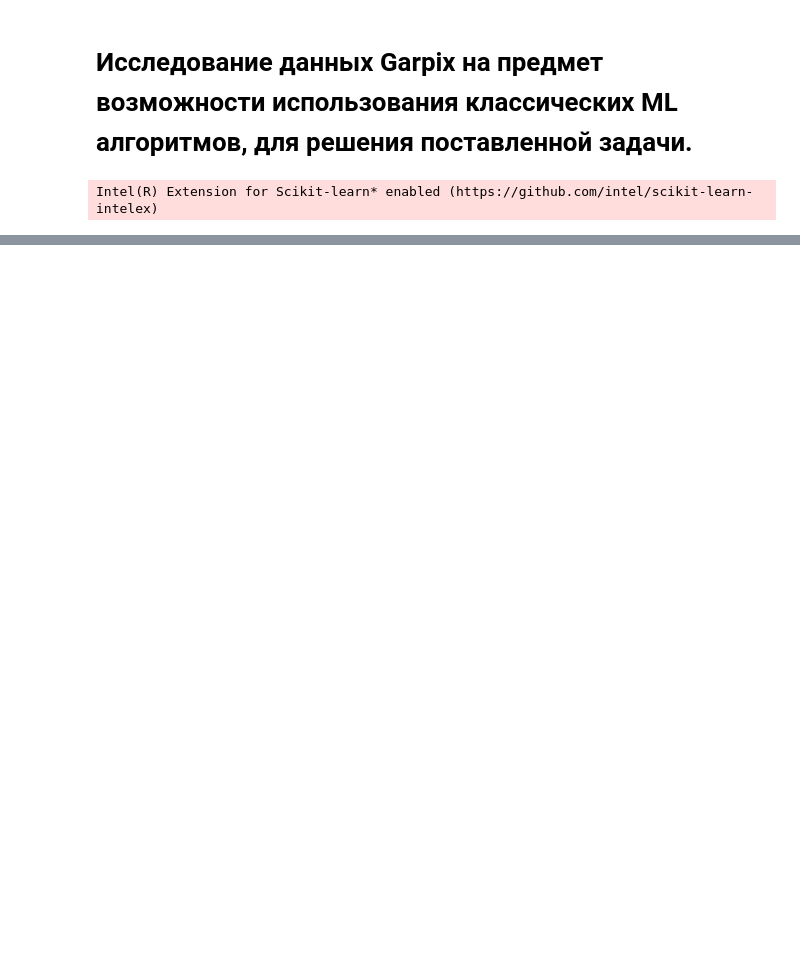
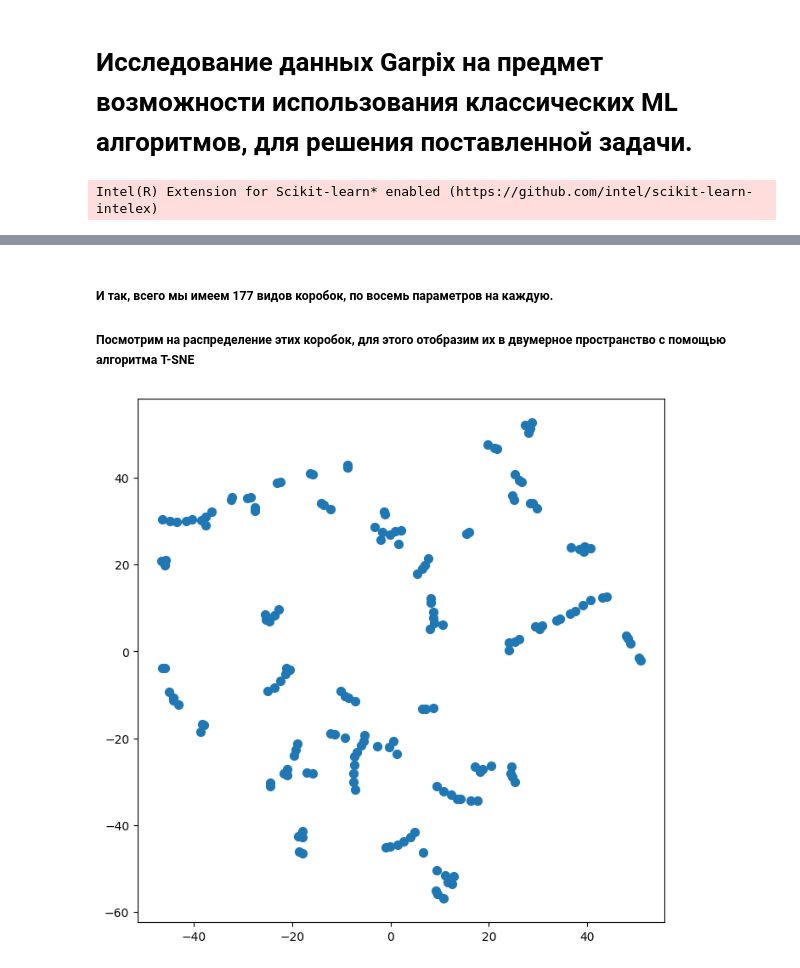
Before and after one commit to Noob-Racoons/garpix-solution, a Jupyter notebook: notebooks/shurik_p/ml_testing.ipynb, the cells around one changed output, grey strips where cells are left out. Cells and saved outputs as stored; diff of their text form; code cells hidden in the pictures; blank space fills up the shorter version.

```diff
--- a/notebooks/shurik_p/ml_testing.ipynb
+++ b/notebooks/shurik_p/ml_testing.ipynb
@@ -10,5 +20,5 @@ patch_sklearn()
 Intel(R) Extension for Scikit-learn* enabled (https://github.com/intel/scikit-learn-intelex)
 # %%
 # Загрузка данных, полученных от системы GLS
-data_reader = GarpixZipReader('../../data/garpix_data.zip')
+data_reader = GarpixZipReader('../../data/data_2.zip')
 raw_data = data_reader.read_zip()
@@ -15,14 +28,13 @@ raw_data = data_reader.read_zip()
 # %%
-# Первичная очистка данных
 full_boxes_list = []  # Полный список всех коробок, без учета грузового пространства
-calculation_data = []  # Данные расчетов (Учитываются только коробки, поместившиеся в грузовое отделение)
-
+calculation_data = []  # Данные расчетов (Учитываются только коробки, поместившиеся в грузовое отделение, и рассчитанные данные по плотности укладки)
 for raw_item in raw_data:
     calculation = {}
     for box_item in raw_item['groups'][0]['cargoes']:
-        box = {'width': box_item['width'],
-               'height': box_item['height'],
-               'length': box_item['length'],
+        # Собираем данные по всем коробкам
+        box = {'width': float(box_item['width']),
+               'height': float(box_item['height']),
+               'length': float(box_item['length']),
                'mass': box_item['mass'],
                'stacking': box_item['stacking'],
                'turnover': box_item['turnover'],
@@ -30,8 +42,12 @@ for raw_item in raw_data:
                'stacking_limit': box_item['stacking_limit']
                }
         full_boxes_list.append(box)
-
+    # Собираем данные по поместившимся коробкам, и расчетам плотности
+    boxes = pd.json_normalize(raw_item['first_visual']['boxes'])[[
+        'size.width', 'size.height', 'size.length', 'mass', 'stacking', 'turnover', 'is_rotate_y', 'stacking_limit'
+    ]].rename(index=str, columns={'size.width': 'width', 'size.height': 'height', 'size.length': 'length'})
+    calculation['boxes'] = boxes
+    calculation['target'] = raw_item['first_visual']['calculation_info']['density_percent']
     calculation_data.append(calculation)
-
-print(len(full_boxes_list))
+boxes.info()
 # %% [output]
@@ -38,0 +69,5 @@ print(len(full_boxes_list))
+# %%
+full_boxes_list = pd.DataFrame.from_dict(full_boxes_list)
+full_boxes_list.drop_duplicates(inplace=True)
+full_boxes_list.reset_index(inplace=True)
+full_boxes_list.info()
@@ -38,0 +164,11 @@ print(len(full_boxes_list))
+# %% [markdown]
+##### И так, всего мы имеем 177 видов коробок, по восемь параметров на каждую.
+##### Посмотрим на распределение этих коробок, для этого отобразим их в двумерное пространство с помощью алгоритма T-SNE
+# %%
+tsne = TSNE(n_components=2, learning_rate='auto', init='random', perplexity=3)
+X_tsne = tsne.fit_transform(full_boxes_list.values)
+plt.figure(figsize=(8, 8))
+plt.scatter(X_tsne[:, 0], X_tsne[:, 1], s=50)
+plt.show()
+# %% [output]
+[figure, added]
```
Also changed, not shown: parts of 24 cells of this notebook, 1 other file.
